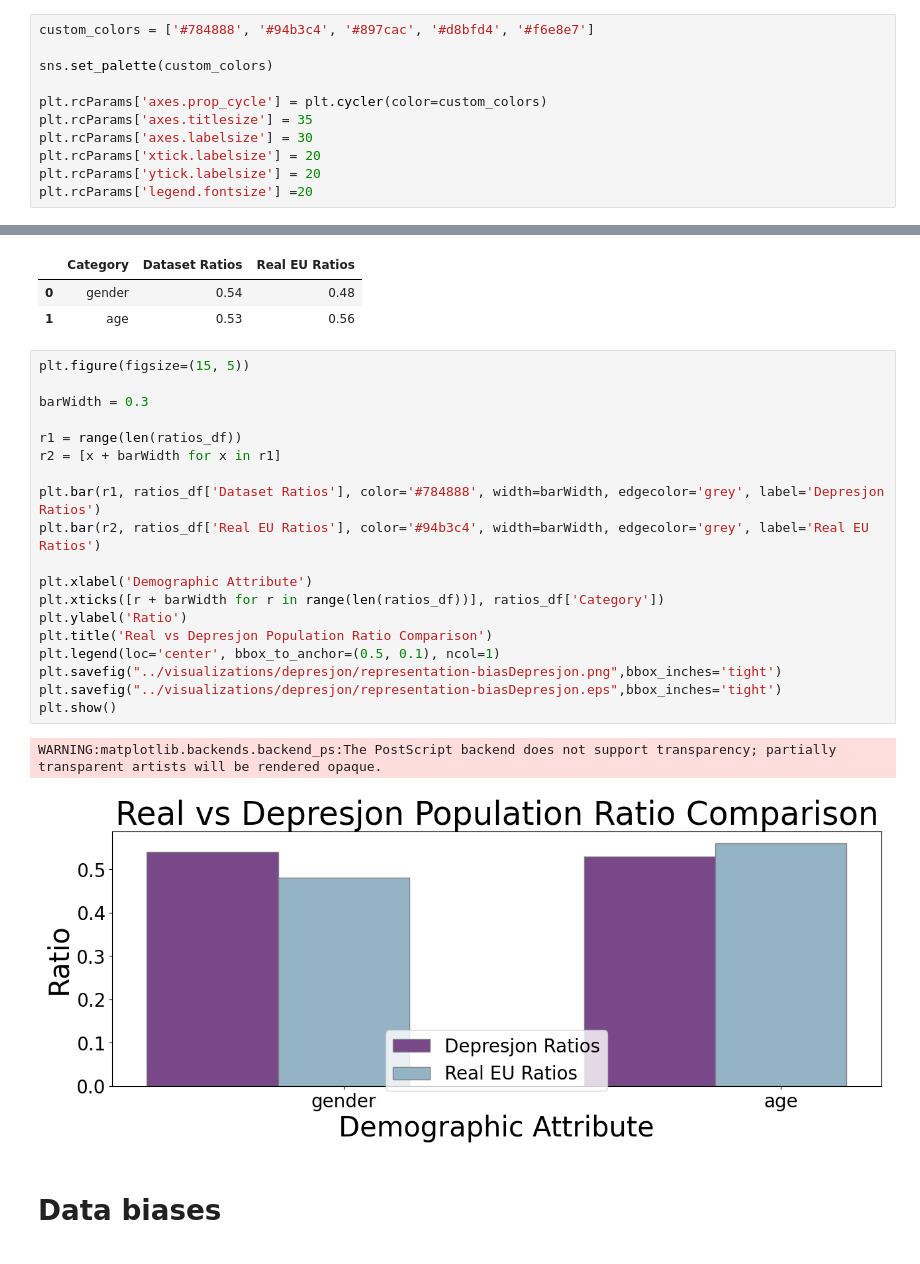
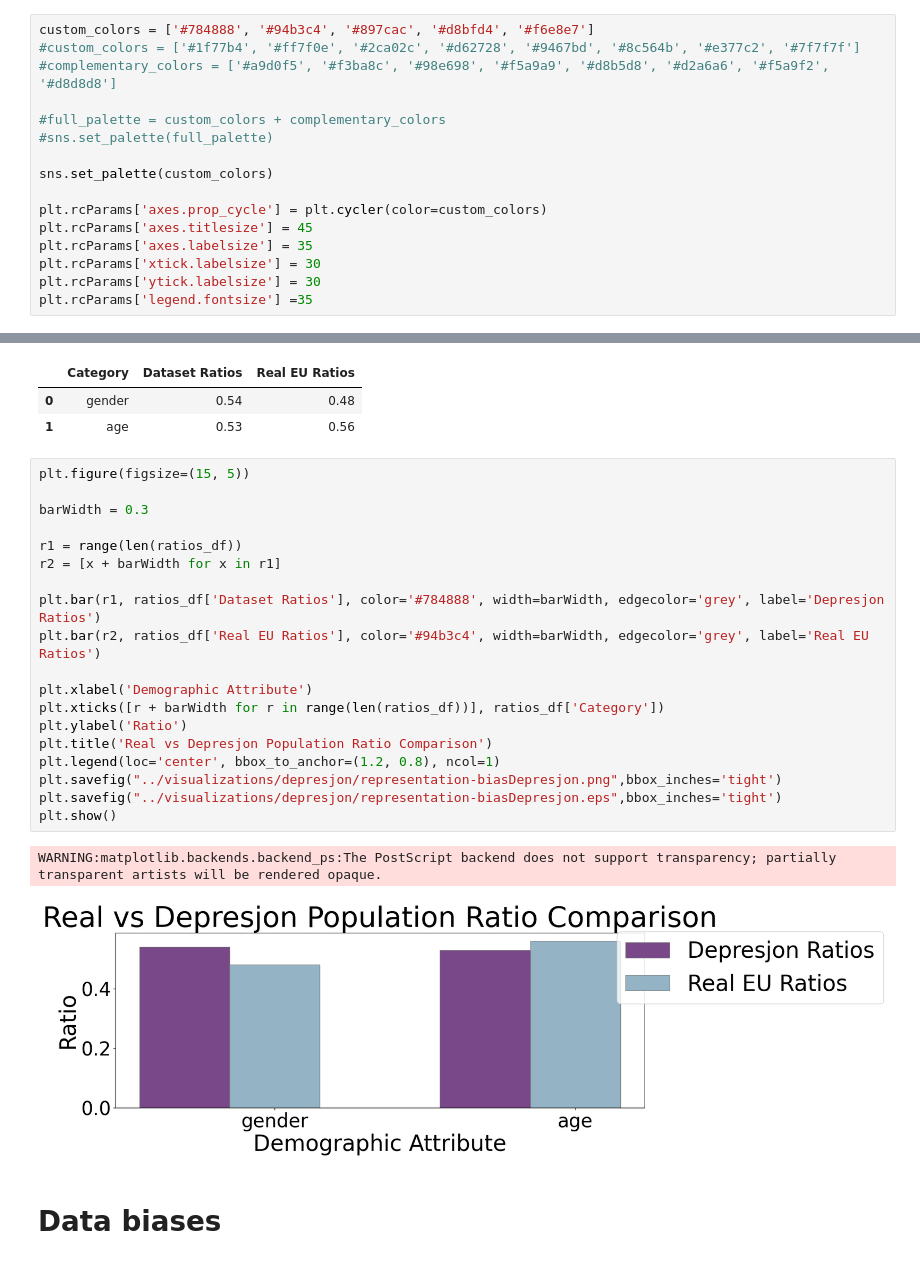
Before and after one commit to kcristinaa/-un-fairness-evaluation, a Jupyter notebook: notebooks_fairness_evaluation/depresjon_fairness.ipynb, the cells around one changed output, grey strips where cells are left out. Saved outputs shown, nothing was run; the diff lists cells and outputs as text.

```diff
--- a/notebooks_fairness_evaluation/depresjon_fairness.ipynb
+++ b/notebooks_fairness_evaluation/depresjon_fairness.ipynb
@@ -19,15 +19,20 @@ WARNING:root:No module named 'fairlearn': GridSearchReduction will be unavailabl
 pip install 'aif360[Reductions]'
 # %%
 custom_colors = ['#784888', '#94b3c4', '#897cac', '#d8bfd4', '#f6e8e7']
+#custom_colors = ['#1f77b4', '#ff7f0e', '#2ca02c', '#d62728', '#9467bd', '#8c564b', '#e377c2', '#7f7f7f']
+#complementary_colors = ['#a9d0f5', '#f3ba8c', '#98e698', '#f5a9a9', '#d8b5d8', '#d2a6a6', '#f5a9f2', '#d8d8d8']
+
+#full_palette = custom_colors + complementary_colors
+#sns.set_palette(full_palette)
 
 sns.set_palette(custom_colors)
 
 plt.rcParams['axes.prop_cycle'] = plt.cycler(color=custom_colors)
-plt.rcParams['axes.titlesize'] = 35
-plt.rcParams['axes.labelsize'] = 30
-plt.rcParams['xtick.labelsize'] = 20
-plt.rcParams['ytick.labelsize'] = 20
-plt.rcParams['legend.fontsize'] =20
+plt.rcParams['axes.titlesize'] = 45
+plt.rcParams['axes.labelsize'] = 35
+plt.rcParams['xtick.labelsize'] = 30
+plt.rcParams['ytick.labelsize'] = 30
+plt.rcParams['legend.fontsize'] =35
 # %%
 df = pd.read_pickle('../data/depresjon/depresjon_preprocessed.pkl')
 df = df[df['category_madrs'].notna()]
@@ -124,25 +129,25 @@ ratios_df
 # %%
 plt.figure(figsize=(15, 5))
 
 barWidth = 0.3
 
 r1 = range(len(ratios_df))
 r2 = [x + barWidth for x in r1]
 
 plt.bar(r1, ratios_df['Dataset Ratios'], color='#784888', width=barWidth, edgecolor='grey', label='Depresjon Ratios')
 plt.bar(r2, ratios_df['Real EU Ratios'], color='#94b3c4', width=barWidth, edgecolor='grey', label='Real EU Ratios')
 
 plt.xlabel('Demographic Attribute')
 plt.xticks([r + barWidth for r in range(len(ratios_df))], ratios_df['Category'])
 plt.ylabel('Ratio')
 plt.title('Real vs Depresjon Population Ratio Comparison')
-plt.legend(loc='center', bbox_to_anchor=(0.5, 0.1), ncol=1)
+plt.legend(loc='center', bbox_to_anchor=(1.2, 0.8), ncol=1)
 plt.savefig("../visualizations/depresjon/representation-biasDepresjon.png",bbox_inches='tight')
 plt.savefig("../visualizations/depresjon/representation-biasDepresjon.eps",bbox_inches='tight')
 plt.show()
 # %% [output]
 WARNING:matplotlib.backends.backend_ps:The PostScript backend does not support transparency; partially transparent artists will be rendered opaque.
-[figure, old version]
+[figure, new version]
 # %% [markdown]
 # Data biases
 # %%
```
Also changed, not shown: 10 other files.
